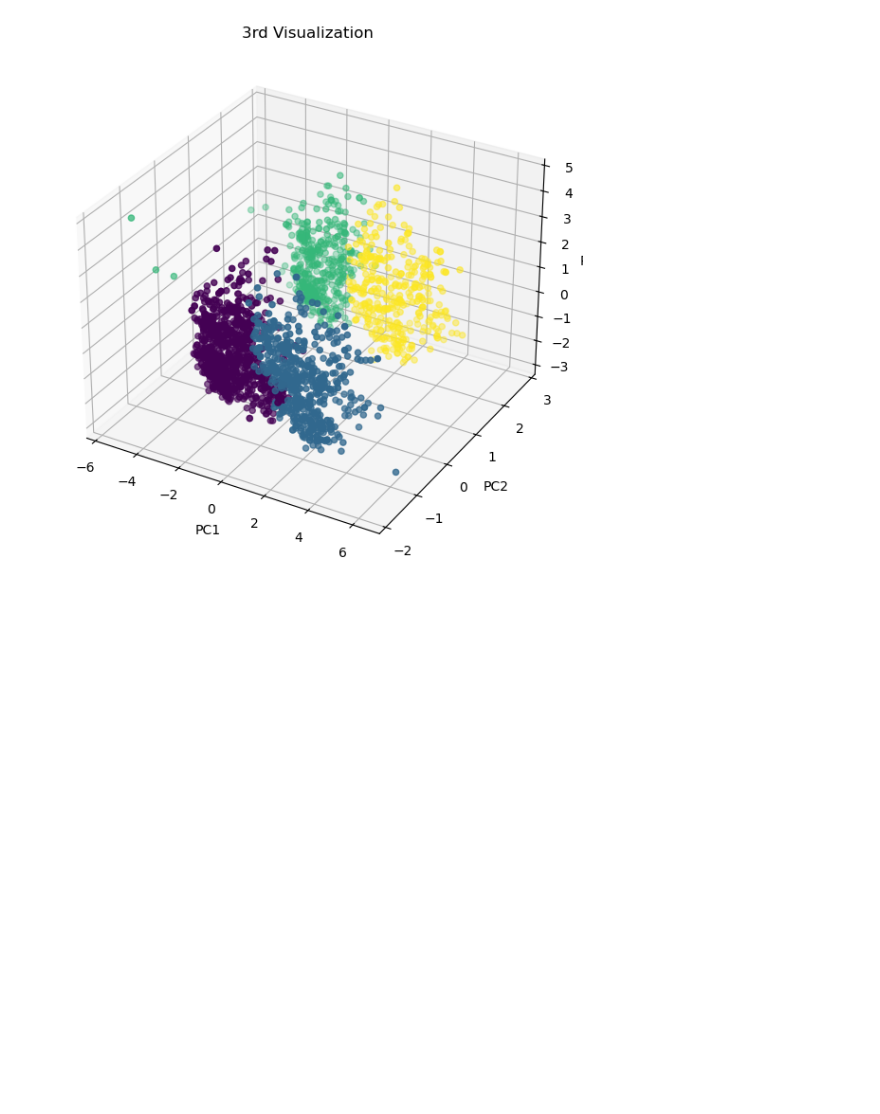
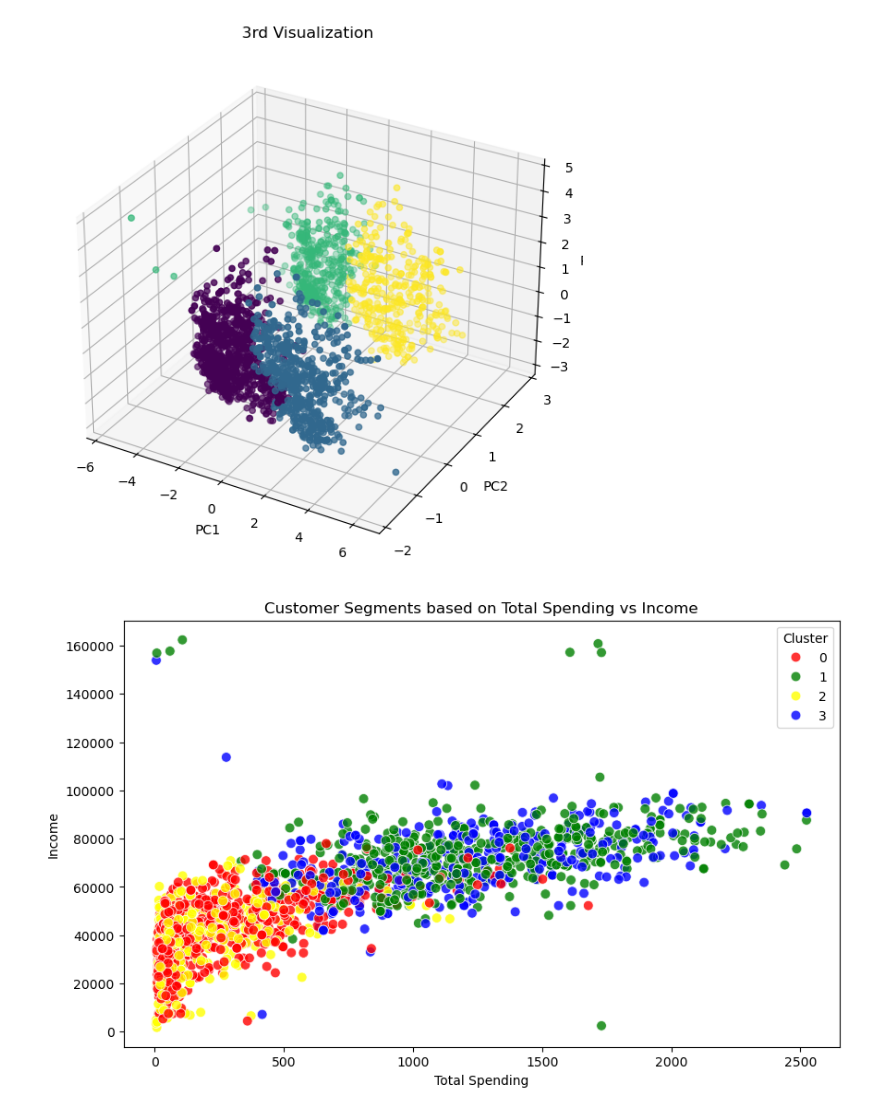
Before and after one commit to Murli-Bhatt/Unsupervised_ML, a Jupyter notebook: minor project/smartcart.ipynb, the cells around one changed output. Cells and saved outputs as stored; diff of their text form; code cells hidden in the pictures; blank space fills up the shorter version.

```diff
--- a/minor project/smartcart.ipynb
+++ b/minor project/smartcart.ipynb
@@ -250,3 +250,24 @@ plt.tight_layout()
 plt.show()
 # %% [output]
 [figure]
+# %%
+# best model for this data is Agglomerative
+plt.figure(figsize=(10, 6))
+
+sns.scatterplot(
+    data=clean_df,
+    x="Total_Spending",
+    y="Income",
+    hue=agg_labels,          # Color by cluster labels
+    palette=["red", "green", "yellow", "blue"],   # Custom colors
+    s=60,                    # Size of points
+    alpha=0.8                # Transparency
+)
+
+plt.title("Customer Segments based on Total Spending vs Income")
+plt.xlabel("Total Spending")
+plt.ylabel("Income")
+plt.legend(title="Cluster")
+plt.show()
+# %% [output]
+[figure, added]
```
